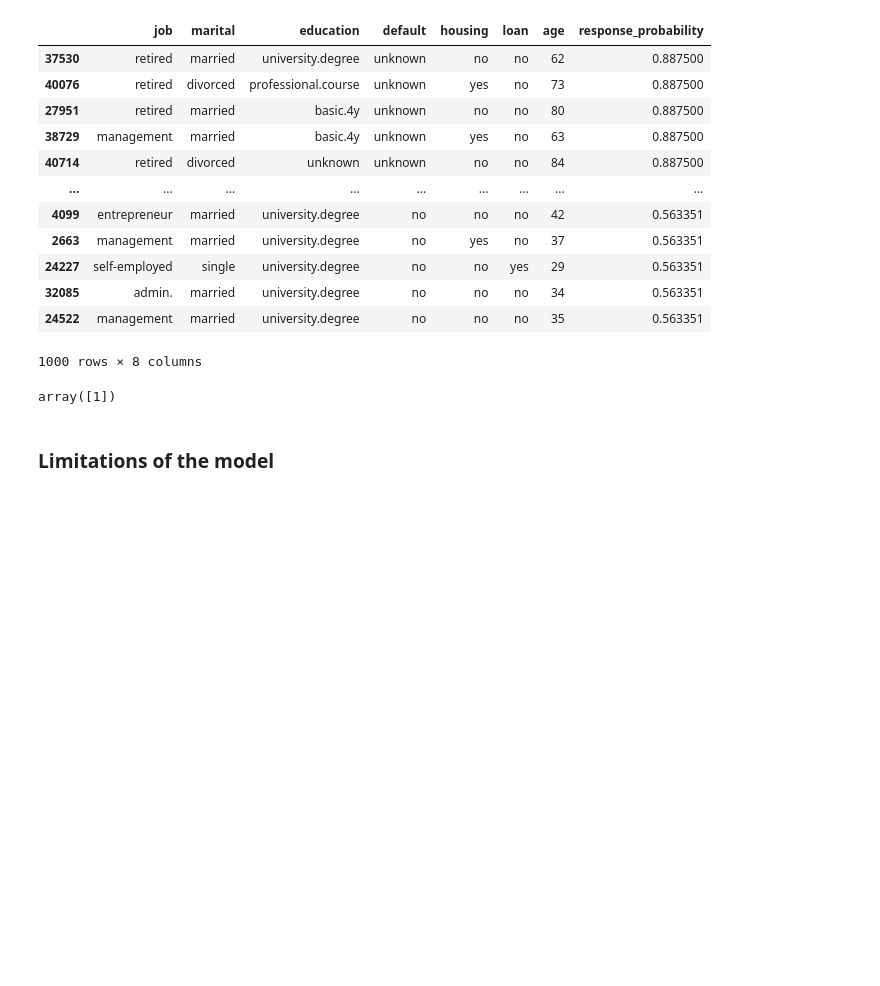
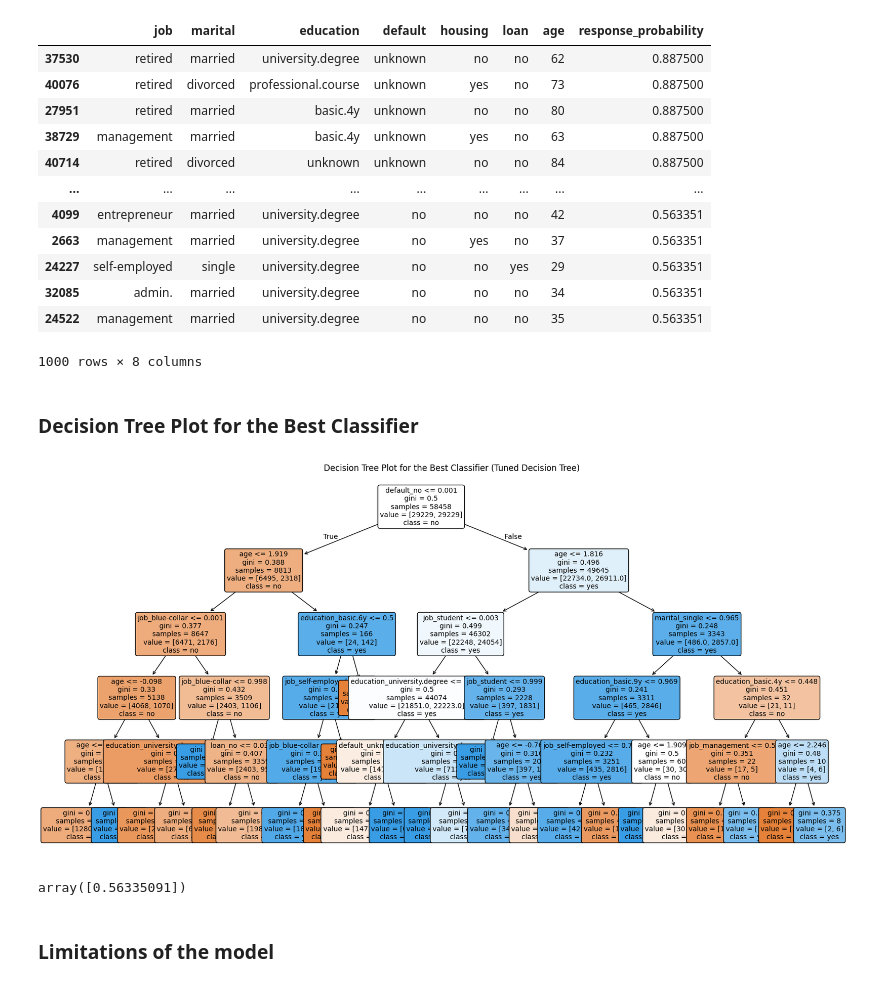
Before and after one commit to Subroy1/MarketingCampaign_ComparingClassifiers, a Jupyter notebook: prompt_III_Assignment17_1.ipynb, the cells around one changed output. Cells and saved outputs as stored; diff of their text form; code cells hidden in the pictures; blank space fills up the shorter version.

Commit message:
Tuned DT Plot for the best classifier.

```diff
--- a/prompt_III_Assignment17_1.ipynb
+++ b/prompt_III_Assignment17_1.ipynb
@@ -1143,6 +1143,34 @@ probable_customers[:1000]
 | 32085 | admin. | married | university.degree | no | no | no | 34 | 0.563351 |
 | 24522 | management | married | university.degree | no | no | no | 35 | 0.563351 |
 1000 rows × 8 columns
+# %% [markdown]
+### Decision Tree Plot for the Best Classifier
+# %%
+from sklearn.tree import plot_tree
+# Extract our chosen model
+decision_tree_model = final_model.named_steps['model']
+
+# Get feature names from the numeric transformer
+numeric_feature_names = num_columns
+
+# Get feature names from the categorical transformer (OneHotEncoder)
+onehot_encoder = final_model.named_steps['preprocess'].named_transformers_['categorical_transformer'].named_steps['ohe']
+categorical_feature_names_encoded = onehot_encoder.get_feature_names_out(cat_columns)
+
+# Prepare full feature set
+all_feature_names = list(numeric_feature_names) + list(categorical_feature_names_encoded)
+
+plt.figure(figsize=(20, 10))
+plot_tree(decision_tree_model,
+          feature_names=all_feature_names,
+          class_names=['no', 'yes'], # Assuming 0=no, 1=yes based on previous mapping
+          filled=True,
+          rounded=True,
+          fontsize=10)
+plt.title("Decision Tree Plot for the Best Classifier (Tuned Decision Tree)")
+plt.show()
+# %% [output]
+[figure, added]
 # %%
 # Construct a dataframe for my attributes for example
 sample_df = pd.DataFrame({
@@ -1154,10 +1182,10 @@ sample_df = pd.DataFrame({
     'loan': ['no'],
     'age': ['44']})
 # Make a prediction with a sample df of features used from bank dataset used in above models for features
-final_model.predict(sample_df)# returns 1- yes
+final_model.predict_proba(sample_df)[:,1]# returns 1- yes
 #Comes that I might accept opening term-deposit which is not incorrect given I do hold term deposits with my bank.
 # %% [output]
-array([1])
+array([0.56335091])
 # %% [markdown]
 ### Limitations of the model
 # %% [markdown]
```
Also changed, not shown: parts of 10 cells of this notebook.
